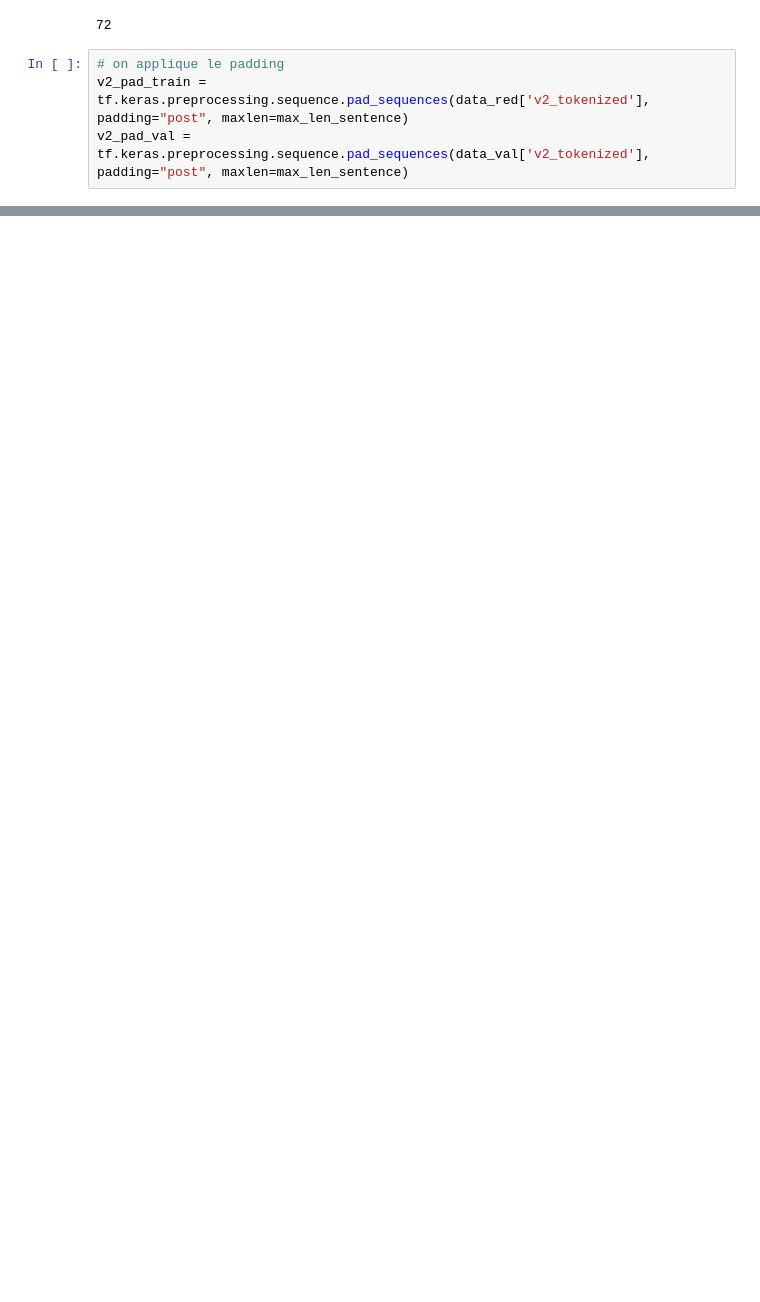
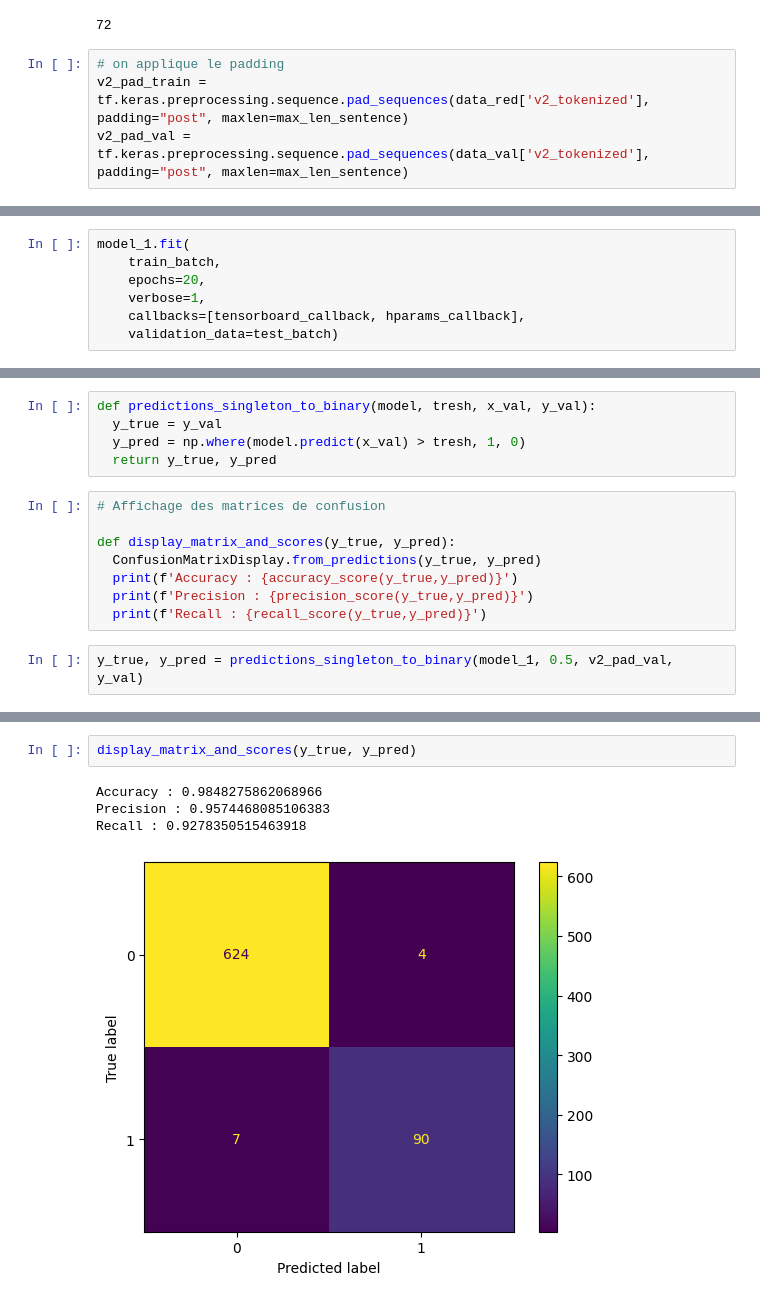
Before and after one commit to amandinesandri/Block_4_Deep_Learning, a Jupyter notebook: AT_T_analysis.ipynb, the cells around one changed output, grey strips where cells are left out. Saved outputs shown, nothing was run; the diff lists cells and outputs as text; blank space fills up the shorter version.

```diff
--- a/AT_T_analysis.ipynb
+++ b/AT_T_analysis.ipynb
@@ -244,0 +357,7 @@ v2_pad_val = tf.keras.preprocessing.sequence.pad_sequences(data_val['v2_tokenize
+# %%
+model_1.fit(
+    train_batch,
+    epochs=20,
+    verbose=1,
+    callbacks=[tensorboard_callback, hparams_callback],
+    validation_data=test_batch)
@@ -244,0 +402,15 @@ v2_pad_val = tf.keras.preprocessing.sequence.pad_sequences(data_val['v2_tokenize
+# %%
+def predictions_singleton_to_binary(model, tresh, x_val, y_val):
+  y_true = y_val
+  y_pred = np.where(model.predict(x_val) > tresh, 1, 0)
+  return y_true, y_pred
+# %%
+# Affichage des matrices de confusion
+
+def display_matrix_and_scores(y_true, y_pred):
+  ConfusionMatrixDisplay.from_predictions(y_true, y_pred)
+  print(f'Accuracy : {accuracy_score(y_true,y_pred)}')
+  print(f'Precision : {precision_score(y_true,y_pred)}')
+  print(f'Recall : {recall_score(y_true,y_pred)}')
+# %%
+y_true, y_pred = predictions_singleton_to_binary(model_1, 0.5, v2_pad_val, y_val)
@@ -244,0 +419,7 @@ v2_pad_val = tf.keras.preprocessing.sequence.pad_sequences(data_val['v2_tokenize
+# %%
+display_matrix_and_scores(y_true, y_pred)
+# %% [output]
+Accuracy : 0.9848275862068966
+Precision : 0.9574468085106383
+Recall : 0.9278350515463918
+[figure, added]
```
Also changed, not shown: parts of 47 cells of this notebook.
